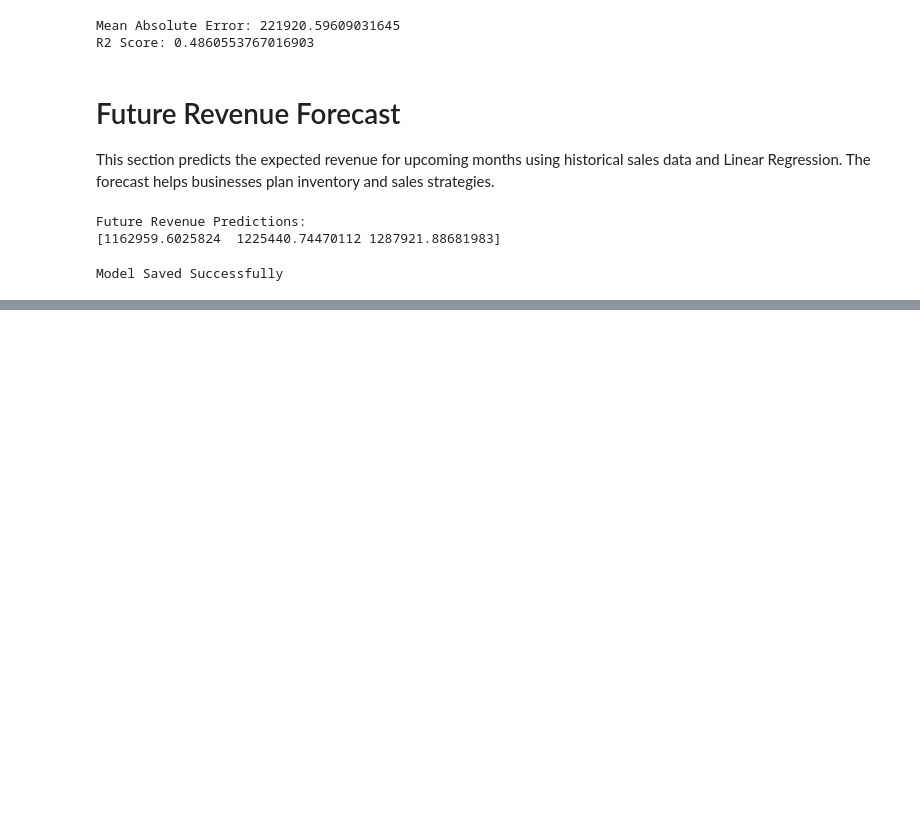
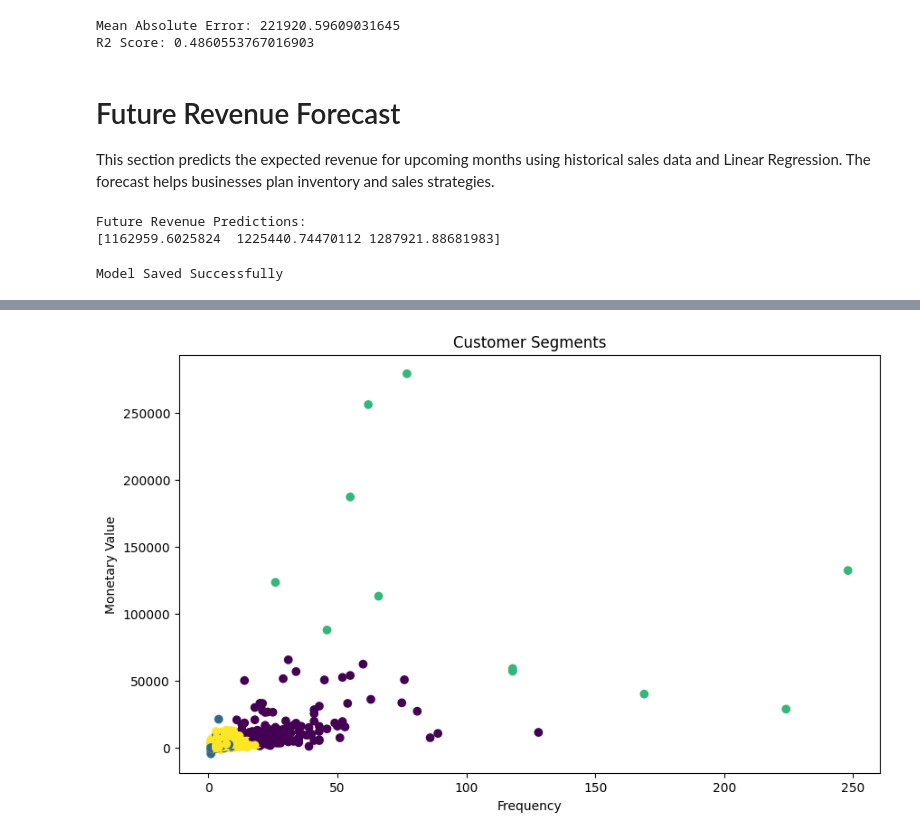
Before and after one commit to shreyabirajdar25-eng/RetailPulse, a Jupyter notebook: EDA.ipynb, the cells around one changed output, grey strips where cells are left out. Saved outputs shown, nothing was run; the diff lists cells and outputs as text; code cells hidden in the pictures; blank space fills up the shorter version.

```diff
--- a/EDA.ipynb
+++ b/EDA.ipynb
@@ -435,0 +527,6 @@ Model Saved Successfully
+# %%
+kmeans = KMeans(n_clusters=4, random_state=42)
+
+rfm['Cluster'] = kmeans.fit_predict(rfm_scaled)
+
+rfm.head()
@@ -435,0 +545,15 @@ Model Saved Successfully
+# %%
+plt.figure(figsize=(10,6))
+
+plt.scatter(
+    rfm['Frequency'],
+    rfm['Monetary'],
+    c=rfm['Cluster']
+)
+
+plt.xlabel("Frequency")
+plt.ylabel("Monetary Value")
+plt.title("Customer Segments")
+plt.show()
+# %% [output]
+[figure, added]
```
Also changed, not shown: parts of 65 cells of this notebook, 11 other files.
